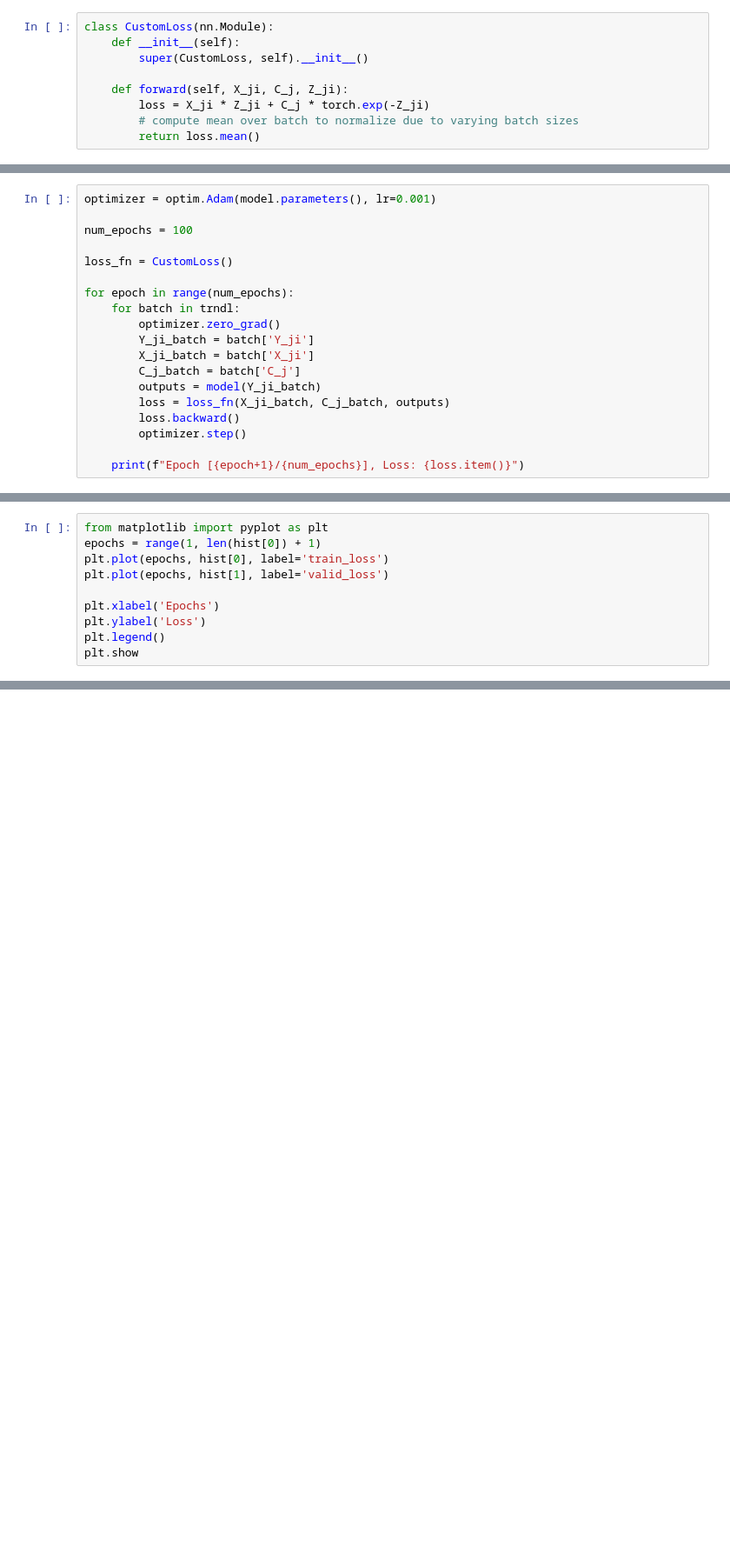
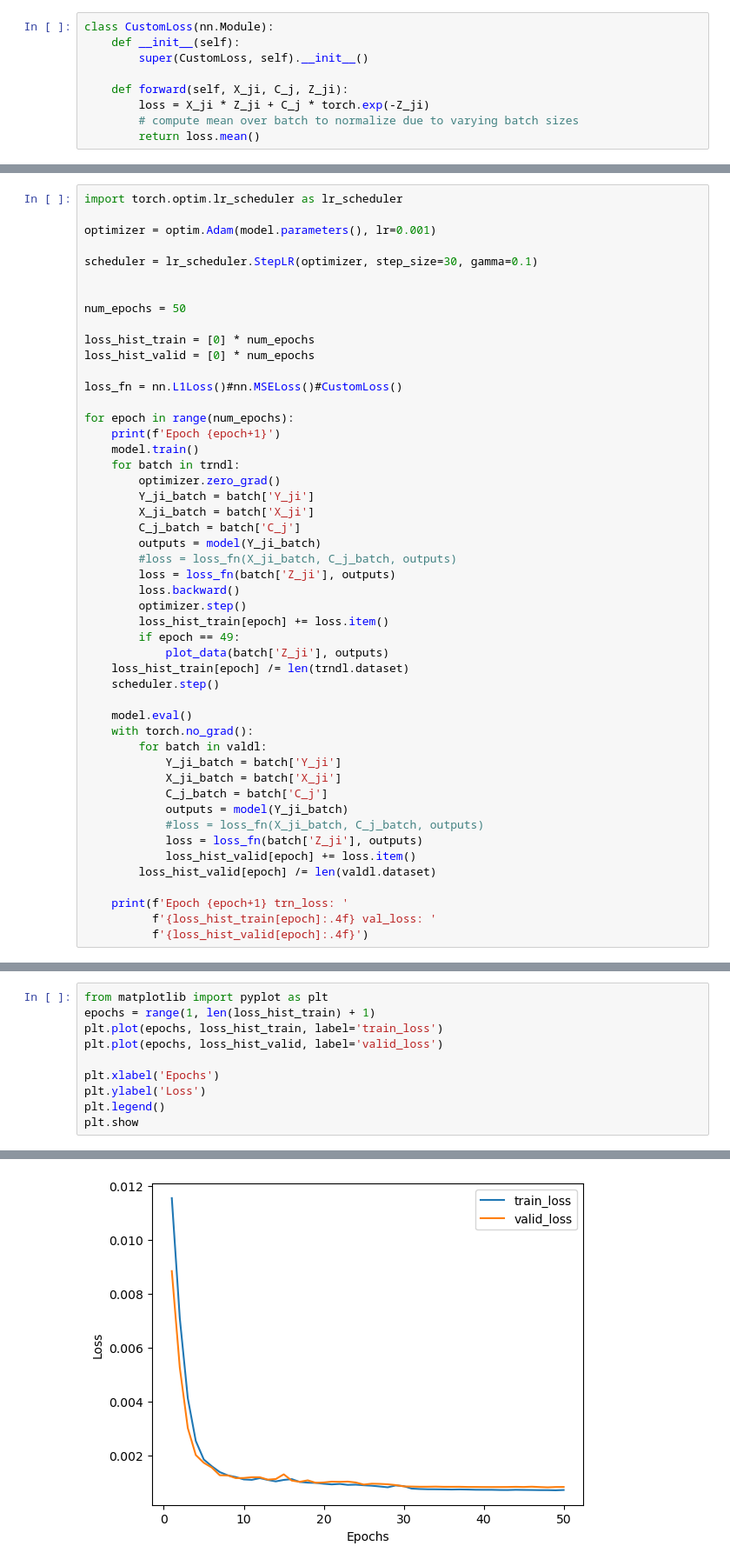
Before and after one commit to rebeccaHassett/RNA_Transcription_NN, a Jupyter notebook: rna_transcription_nn.ipynb, the cells around one changed output, grey strips where cells are left out. Shown at 87% size. Saved outputs shown, nothing was run; the diff lists cells and outputs as text; blank space fills up the shorter version.

```diff
--- a/rna_transcription_nn.ipynb
+++ b/rna_transcription_nn.ipynb
@@ -175,19 +210,49 @@ class CustomLoss(nn.Module):
 # %%
+import torch.optim.lr_scheduler as lr_scheduler
+
 optimizer = optim.Adam(model.parameters(), lr=0.001)
 
-num_epochs = 100
+scheduler = lr_scheduler.StepLR(optimizer, step_size=30, gamma=0.1)
 
-loss_fn = CustomLoss()
+
+num_epochs = 50
+
+loss_hist_train = [0] * num_epochs
+loss_hist_valid = [0] * num_epochs
+
+loss_fn = nn.L1Loss()#nn.MSELoss()#CustomLoss()
 
 for epoch in range(num_epochs):
+    print(f'Epoch {epoch+1}')
+    model.train()
     for batch in trndl:
         optimizer.zero_grad()
         Y_ji_batch = batch['Y_ji']
         X_ji_batch = batch['X_ji']
         C_j_batch = batch['C_j']
         outputs = model(Y_ji_batch)
-        loss = loss_fn(X_ji_batch, C_j_batch, outputs)
+        #loss = loss_fn(X_ji_batch, C_j_batch, outputs)
+        loss = loss_fn(batch['Z_ji'], outputs)
         loss.backward()
         optimizer.step()
+        loss_hist_train[epoch] += loss.item()
+        if epoch == 49:
+            plot_data(batch['Z_ji'], outputs)
+    loss_hist_train[epoch] /= len(trndl.dataset)
+    scheduler.step()
 
-    print(f"Epoch [{epoch+1}/{num_epochs}], Loss: {loss.item()}")
+    model.eval()
+    with torch.no_grad():
+        for batch in valdl:
+            Y_ji_batch = batch['Y_ji']
+            X_ji_batch = batch['X_ji']
+            C_j_batch = batch['C_j']
+            outputs = model(Y_ji_batch)
+            #loss = loss_fn(X_ji_batch, C_j_batch, outputs)
+            loss = loss_fn(batch['Z_ji'], outputs)
+            loss_hist_valid[epoch] += loss.item()
+        loss_hist_valid[epoch] /= len(valdl.dataset)
+
+    print(f'Epoch {epoch+1} trn_loss: '
+          f'{loss_hist_train[epoch]:.4f} val_loss: '
+          f'{loss_hist_valid[epoch]:.4f}')
@@ -194,10 +289,11 @@ for epoch in range(num_epochs):
 # %%
 from matplotlib import pyplot as plt
-epochs = range(1, len(hist[0]) + 1)
-plt.plot(epochs, hist[0], label='train_loss')
-plt.plot(epochs, hist[1], label='valid_loss')
+epochs = range(1, len(loss_hist_train) + 1)
+plt.plot(epochs, loss_hist_train, label='train_loss')
+plt.plot(epochs, loss_hist_valid, label='valid_loss')
 
 plt.xlabel('Epochs')
 plt.ylabel('Loss')
 plt.legend()
 plt.show
+# %% [output]
@@ -203,0 +301 @@ plt.show
+[figure, added]
```
Also changed, not shown: parts of 19 cells of this notebook, 4 other files.
